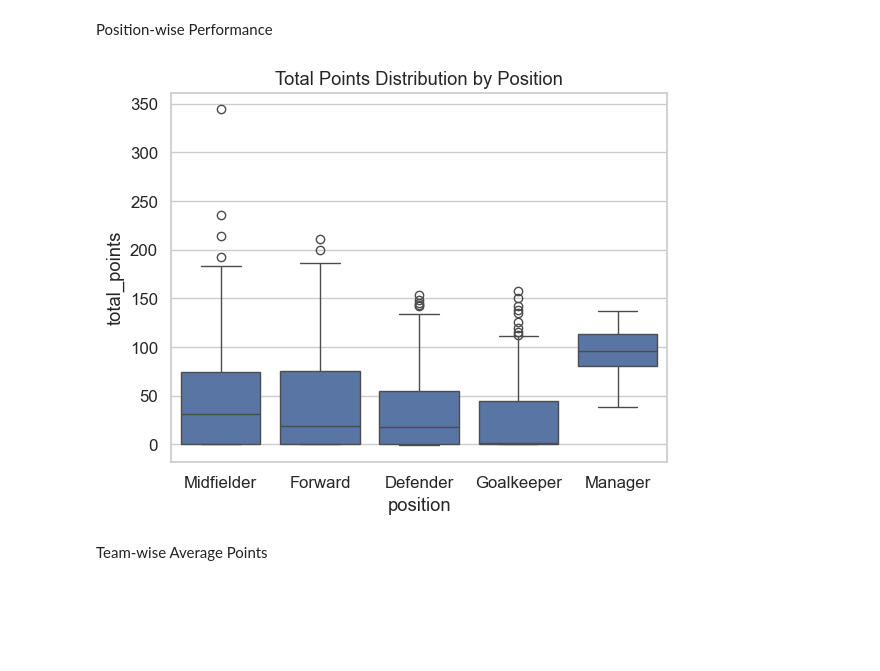
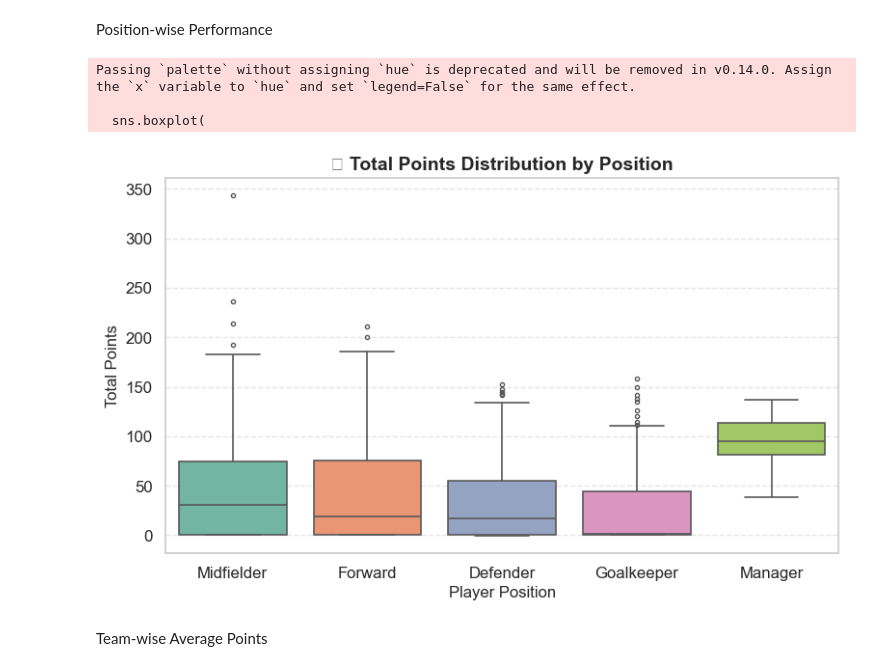
Before and after one commit to adwit16/player-performance-prediction, a Jupyter notebook: notebooks/01_eda_players.ipynb, the cells around one changed output. Cells and saved outputs as stored; diff of their text form; code cells hidden in the pictures; blank space fills up the shorter version.

Commit message:
Improved boxplot

```diff
--- a/notebooks/01_eda_players.ipynb
+++ b/notebooks/01_eda_players.ipynb
@@ -94,11 +94,36 @@ plt.show()
 # %% [markdown]
 Position-wise Performance
 # %%
-sns.boxplot(data=players_df, x='position', y='total_points')
-plt.title("Total Points Distribution by Position")
+import matplotlib.pyplot as plt
+import seaborn as sns
+
+plt.figure(figsize=(8, 5))
+sns.set_style("whitegrid")
+
+# Boxplot with subtle color and line enhancements
+sns.boxplot(
+    data=players_df,
+    x='position',
+    y='total_points',
+    palette='Set2',               # Softer color palette
+    linewidth=1.2,                # Slightly thicker box edges
+    fliersize=3                   # Smaller outlier dots
+)
+
+# Titles and labels
+plt.title("📊 Total Points Distribution by Position", fontsize=14, weight='bold')
+plt.xlabel("Player Position", fontsize=12)
+plt.ylabel("Total Points", fontsize=12)
+
+# Clean grid
+plt.grid(axis='y', linestyle='--', alpha=0.5)
+plt.tight_layout()
 plt.show()
 # %% [output]
+Passing `palette` without assigning `hue` is deprecated and will be removed in v0.14.0. Assign the `x` variable to `hue` and set `legend=False` for the same effect.
+
+  sns.boxplot(
-[figure, old version]
+[figure, new version]
 # %% [markdown]
 Team-wise Average Points
 # %%
```
